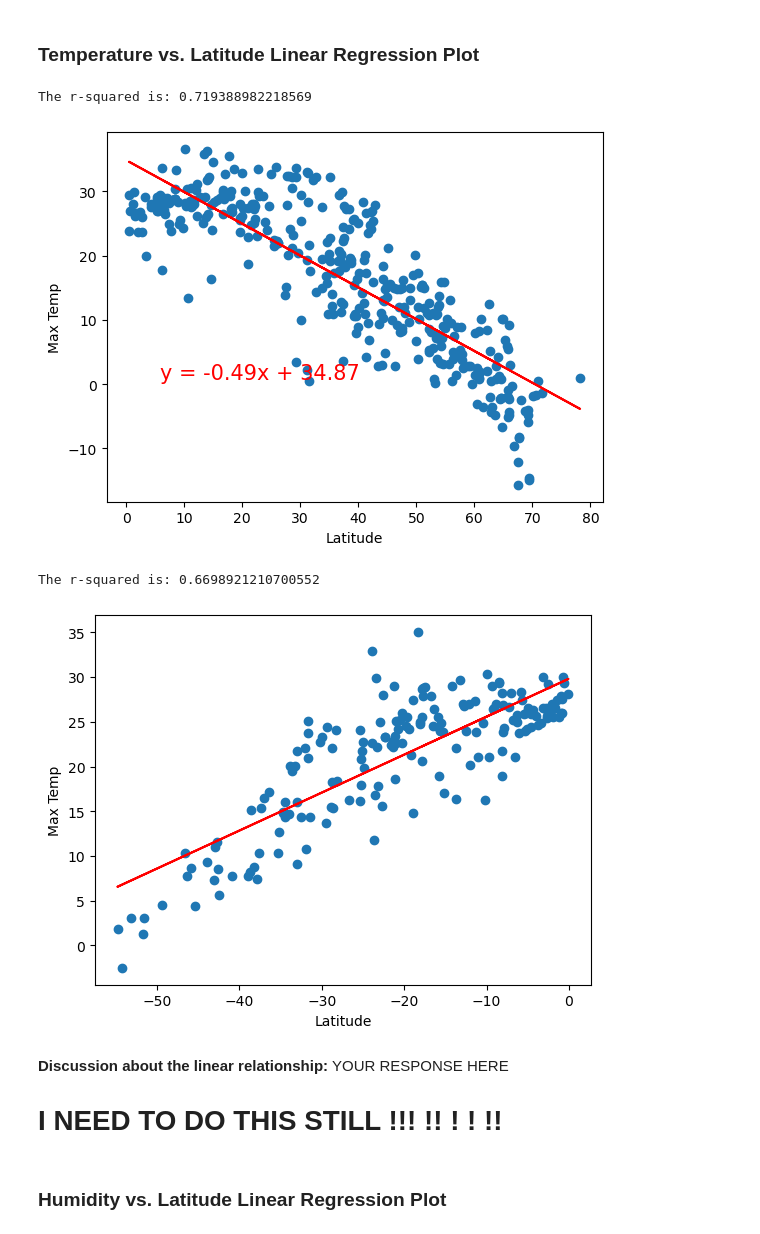
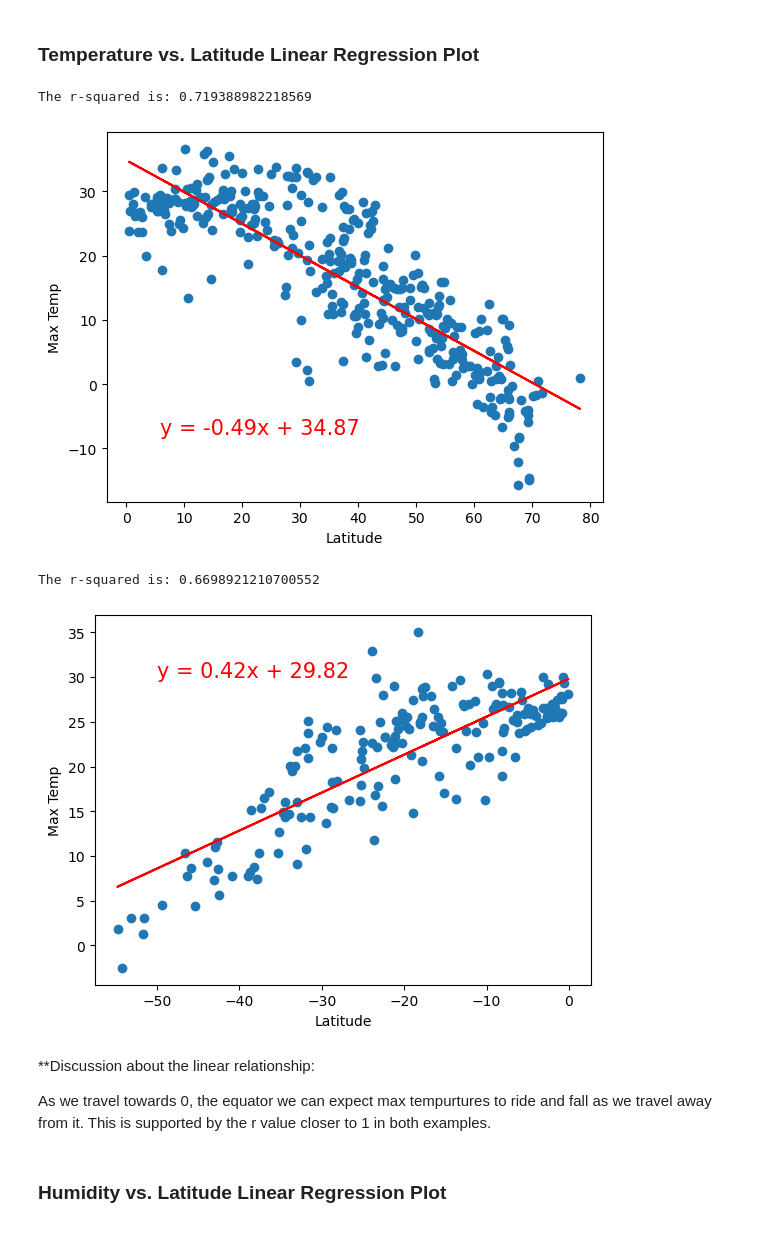
Before and after one commit to JiminieJames/python-api-challenge, a Jupyter notebook: WeatherPy.ipynb, the cells around one changed output. Cells and saved outputs as stored; diff of their text form; code cells hidden in the pictures.

```diff
--- a/WeatherPy.ipynb
+++ b/WeatherPy.ipynb
@@ -375,22 +380,22 @@ southern_hemi_df.head()
 # %%
 # Linear regression on Northern Hemisphere
 # .stats is the library, then you need a function. in this case we are using linregress
 x_values = northern_hemi_df["Lat"]
 y_values = northern_hemi_df["Max Temp"]
 (slope, intercept, rvalue, pvalue, stderr) = linregress(x_values, y_values)
 regress_values = x_values * slope + intercept
 line_eq = "y = " + str(round(slope,2)) + "x + " + str(round(intercept,2))
 plt.scatter(x_values,y_values)
 plt.plot(x_values,regress_values,"r-")
-plt.annotate(line_eq,(5.8,0.8),fontsize=15,color="red")
+plt.annotate(line_eq,(5.8,-7.8),fontsize=15,color="red")
 plt.xlabel('Latitude')
 plt.ylabel('Max Temp')
 # based on the prompt we are printing the R value, but I don't know if this should be the r value or the r squared value.
 print(f"The r-squared is: {rvalue**2}")
 plt.show()
 # %% [output]
 The r-squared is: 0.719388982218569
-[figure, old version]
+[figure, new version]
 # %%
 # Linear regression on Southern Hemisphere
 # .stats is the library, then you need a function. in this case we are using linregress
@@ -401,7 +406,7 @@ regress_values = x_values * slope + intercept
 line_eq = "y = " + str(round(slope,2)) + "x + " + str(round(intercept,2))
 plt.scatter(x_values,y_values)
 plt.plot(x_values,regress_values,"r-")
-plt.annotate(line_eq,(5.8,0.8),fontsize=15,color="red")
+plt.annotate(line_eq,(-50,30),fontsize=15,color="red")
 plt.xlabel('Latitude')
 plt.ylabel('Max Temp')
 # based on the prompt we are printing the R value, but I don't know if this should be the r value or the r squared value.
@@ -409,11 +414,11 @@ print(f"The r-squared is: {rvalue**2}")
 plt.show()
 # %% [output]
 The r-squared is: 0.6698921210700552
-[figure, old version]
+[figure, new version]
-# %% [markdown]
-**Discussion about the linear relationship:** YOUR RESPONSE HERE
-
-# I NEED TO DO THIS STILL !!! !! ! ! !!
+# %% [markdown]
+**Discussion about the linear relationship:
+
+As we travel towards 0, the equator we can expect max tempurtures to ride and fall as we travel away from it. This is supported by the r value closer to 1 in both examples.
 # %% [markdown]
 ### Humidity vs. Latitude Linear Regression Plot
 # %%
```
Also changed, not shown: parts of 14 cells of this notebook, 1 other file.
